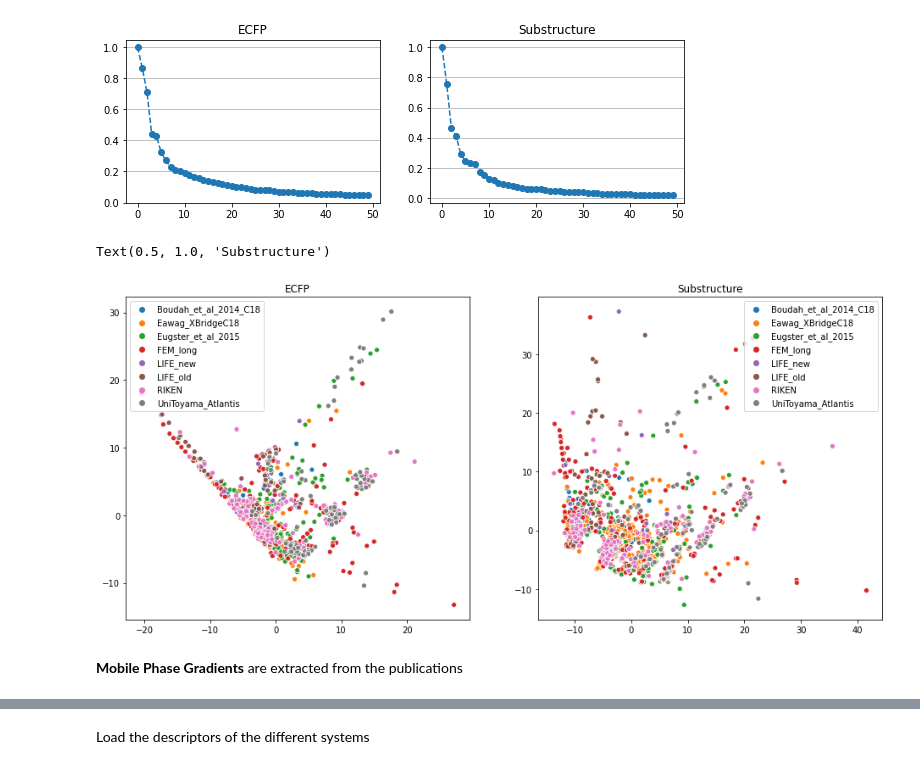
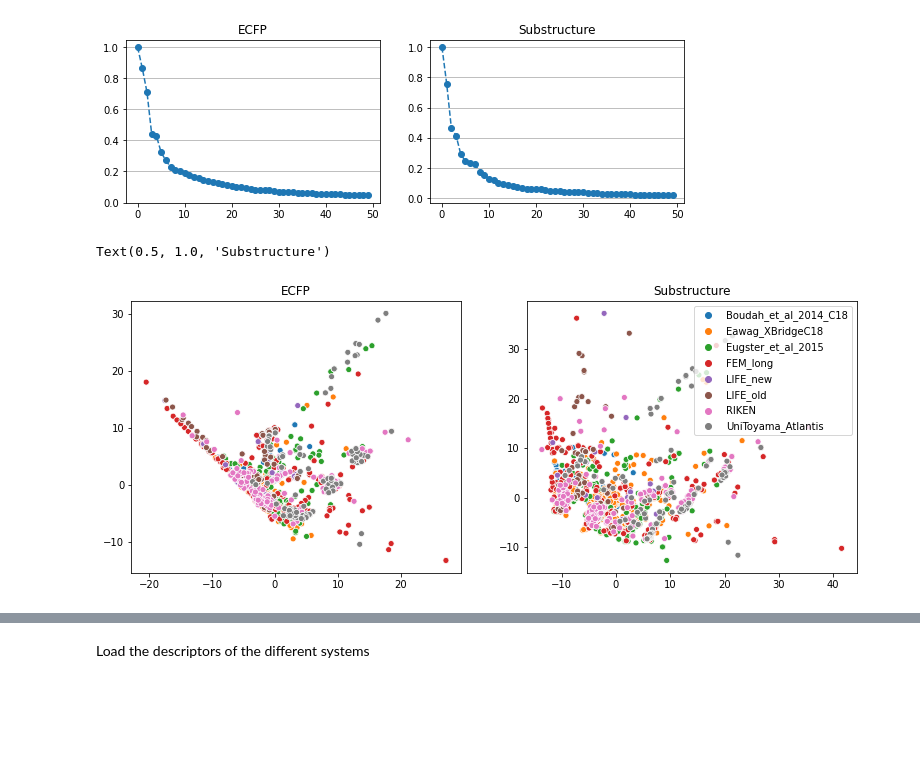
Before and after one commit to bachi55/rosvm, a Jupyter notebook: rosvm/ranksvm/tutorial/use_chromatographic_system_descriptors.ipynb, the cells around one changed output, grey strips where cells are left out. Cells and saved outputs as stored; diff of their text form; code cells hidden in the pictures; blank space fills up the shorter version.

```diff
--- a/rosvm/ranksvm/tutorial/use_chromatographic_system_descriptors.ipynb
+++ b/rosvm/ranksvm/tutorial/use_chromatographic_system_descriptors.ipynb
@@ -118,13 +118,14 @@ axrr[1].set_title("Substructure")
 Text(0.5, 1.0, 'Substructure')
 [figure]
 # %%
-fig, axrr = plt.subplots(1, 2, figsize=(16, 7))
-sns.scatterplot(X_ecfp_pca[:, 0], X_ecfp_pca[:, 1], hue=y.get_dss(), ax=axrr[0])
+X_ecfp_pca = ecfp_pca.transform(X_ecfp_count)[:, :2]  # take the first two components
+X_ss_pca = ss_pca.transform(X)[:, :2]  # take the first two components
+
+fig, axrr = plt.subplots(1, 2, figsize=(13, 5))
+sns.scatterplot(X_ecfp_pca[:, 0], X_ecfp_pca[:, 1], hue=y.get_dss(), ax=axrr[0], legend=False)
 axrr[0].set_title("ECFP")
 sns.scatterplot(X_ss_pca[:, 0], X_ss_pca[:, 1], hue=y.get_dss(), ax=axrr[1])
 axrr[1].set_title("Substructure")
 # %% [output]
 Text(0.5, 1.0, 'Substructure')
-[figure, old version]
+[figure, new version]
-# %% [markdown]
-**Mobile Phase Gradients** are extracted from the publications
```
Also changed, not shown: parts of 8 cells of this notebook.
